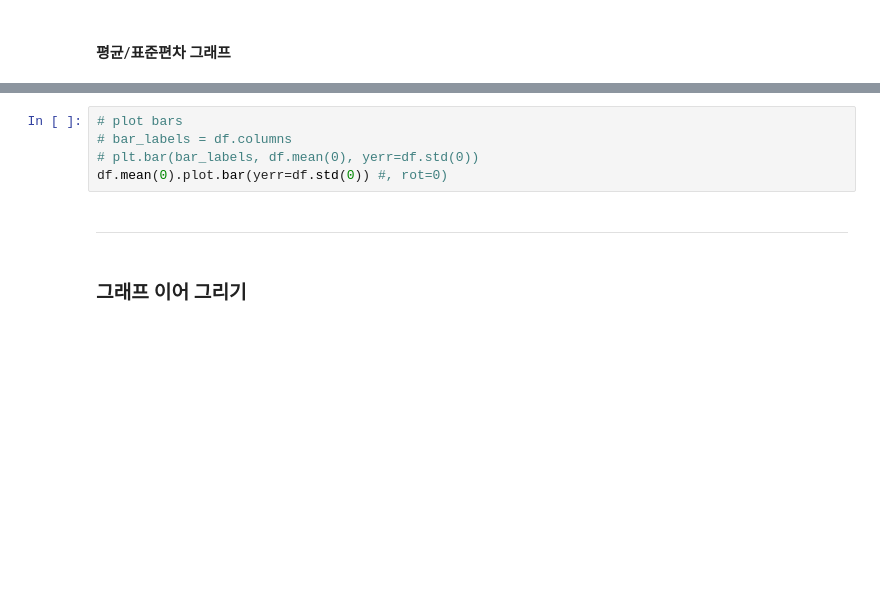
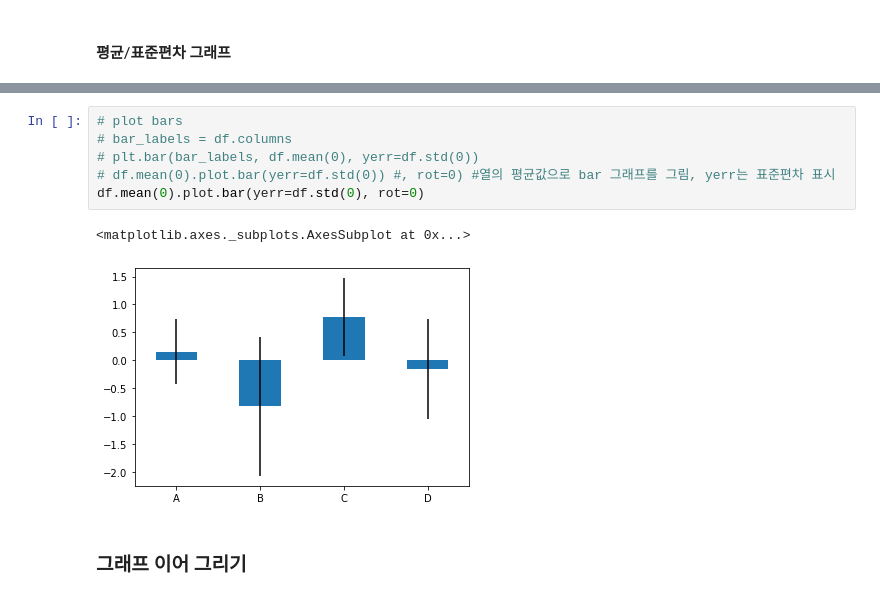
Before and after one commit to jiseon0516/pdm19, a Jupyter notebook: py-pandas/pandas_4_visualizing_df.ipynb, the cells around one changed output, grey strips where cells are left out. Saved outputs shown, nothing was run; the diff lists cells and outputs as text; blank space fills up the shorter version.

```diff
--- a/py-pandas/pandas_4_visualizing_df.ipynb
+++ b/py-pandas/pandas_4_visualizing_df.ipynb
@@ -140,12 +173,12 @@ df.mean(0), df.std(0), df.columns
 # %%
 # plot bars
 # bar_labels = df.columns
 # plt.bar(bar_labels, df.mean(0), yerr=df.std(0))
-df.mean(0).plot.bar(yerr=df.std(0)) #, rot=0)
+# df.mean(0).plot.bar(yerr=df.std(0)) #, rot=0) #열의 평균값으로 bar 그래프를 그림, yerr는 표준편차 표시
+df.mean(0).plot.bar(yerr=df.std(0), rot=0)
+# %% [output]
+<matplotlib.axes._subplots.AxesSubplot at 0x...>
+[figure, added]
-# %% [markdown]
-
-
----
 # %% [markdown]
 ### 그래프 이어 그리기
 # %%
```
Also changed, not shown: parts of 19 cells of this notebook.
